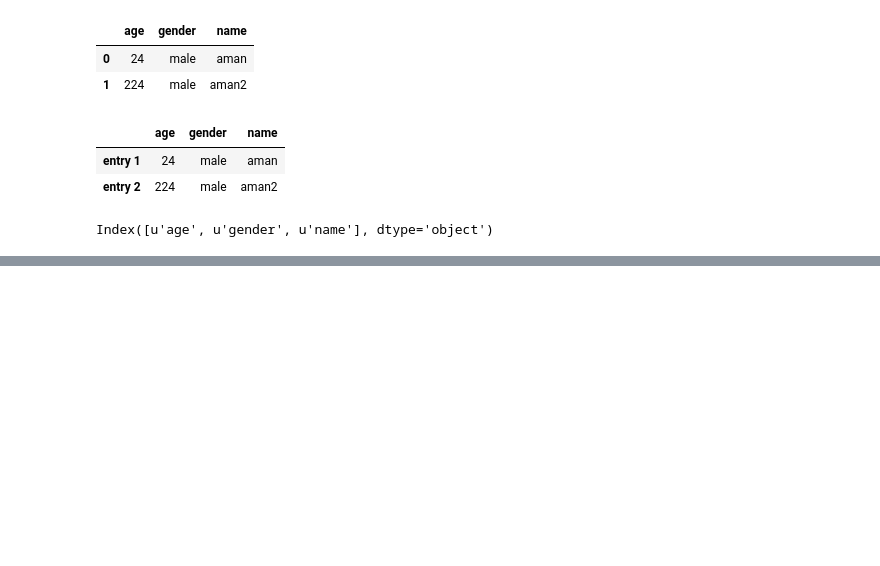
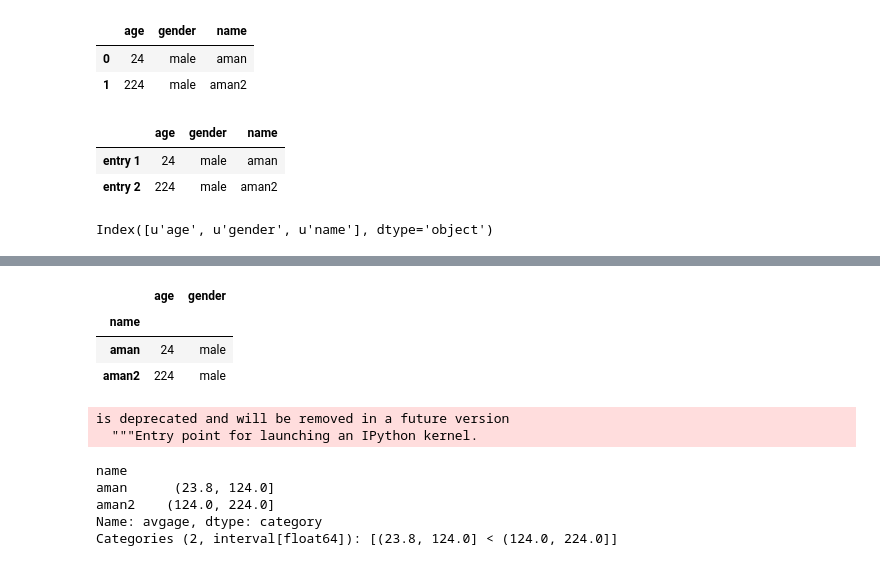
Before and after one commit to amanmj/python-data-analysis, a Jupyter notebook: Pandas.ipynb, the cells around one changed output, grey strips where cells are left out. Cells and saved outputs as stored; diff of their text form; code cells hidden in the pictures; blank space fills up the shorter version.

```diff
--- a/Pandas.ipynb
+++ b/Pandas.ipynb
@@ -152,0 +147,21 @@ dtype: bool
+# %%
+df.set_index('name',inplace=True)
+df
+# %% [output]
+|  | age | gender |
+| name |  |  |
+| aman | 24 | male |
+| aman2 | 224 | male |
+# %%
+df = df.groupby(level=0)['age'].agg({'avgage':np.sum})
+# %% [output]
+is deprecated and will be removed in a future version
+  """Entry point for launching an IPython kernel.
+# %%
+pd.cut(df['avgage'].astype('float'),2)
+# %% [output]
+name
+aman      (23.8, 124.0]
+aman2    (124.0, 224.0]
+Name: avgage, dtype: category
+Categories (2, interval[float64]): [(23.8, 124.0] < (124.0, 224.0]]
```
Also changed, not shown: parts of 10 cells of this notebook, 1 other file.
